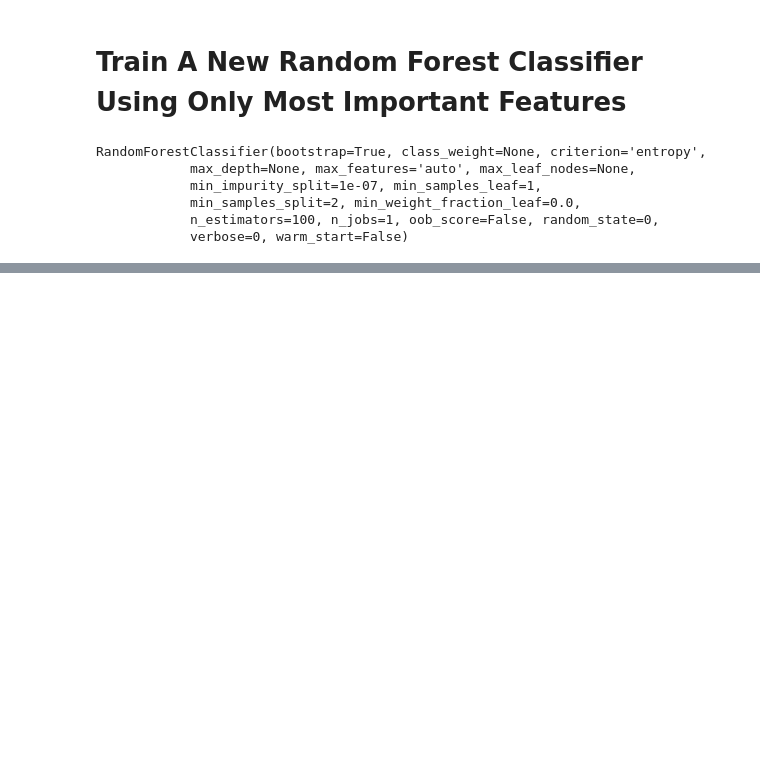
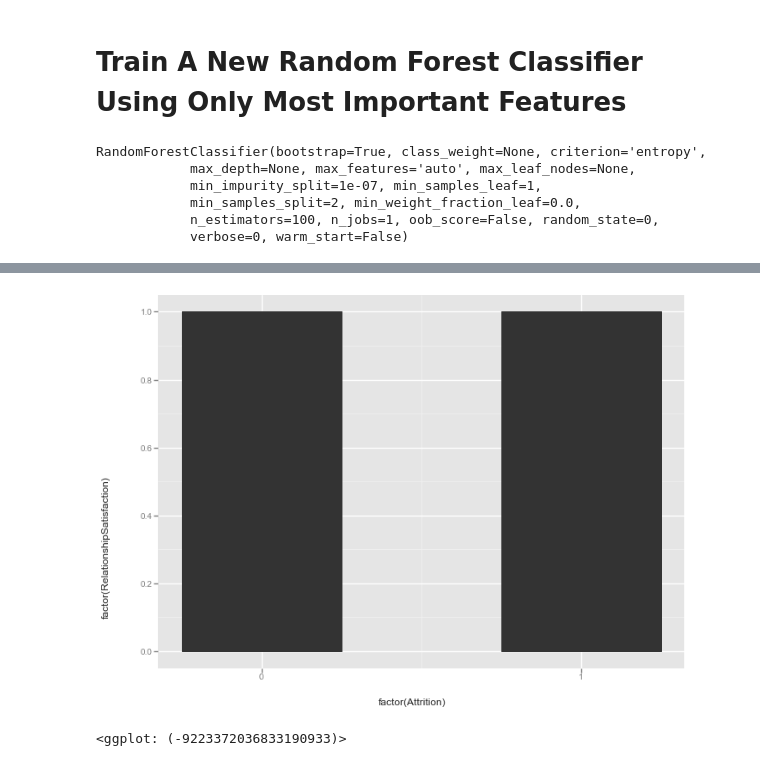
Before and after one commit to MallikarjunNamagiri/AnalyticalVidhya, a Jupyter notebook: Employee Attrition Prediction/EmployeeAttritionPrediction.ipynb, the cells around one changed output, grey strips where cells are left out. Drawn from its saved outputs; the diff is of its cells as text; code cells hidden in the pictures; blank space fills up the shorter version.

```diff
--- a/Employee Attrition Prediction/EmployeeAttritionPrediction.ipynb
+++ b/Employee Attrition Prediction/EmployeeAttritionPrediction.ipynb
@@ -535,0 +552,6 @@ array([[243,  11],
+# %%
+ggplot(aes(x='factor(Attrition)', y = 'factor(RelationshipSatisfaction)'), data1)+ \
+    geom_bar(width = 0.5, position = 'fill')
+# %% [output]
+[figure, added]
+<ggplot: (-9223372036833190933)>
```
Also changed, not shown: parts of 6 cells of this notebook.
